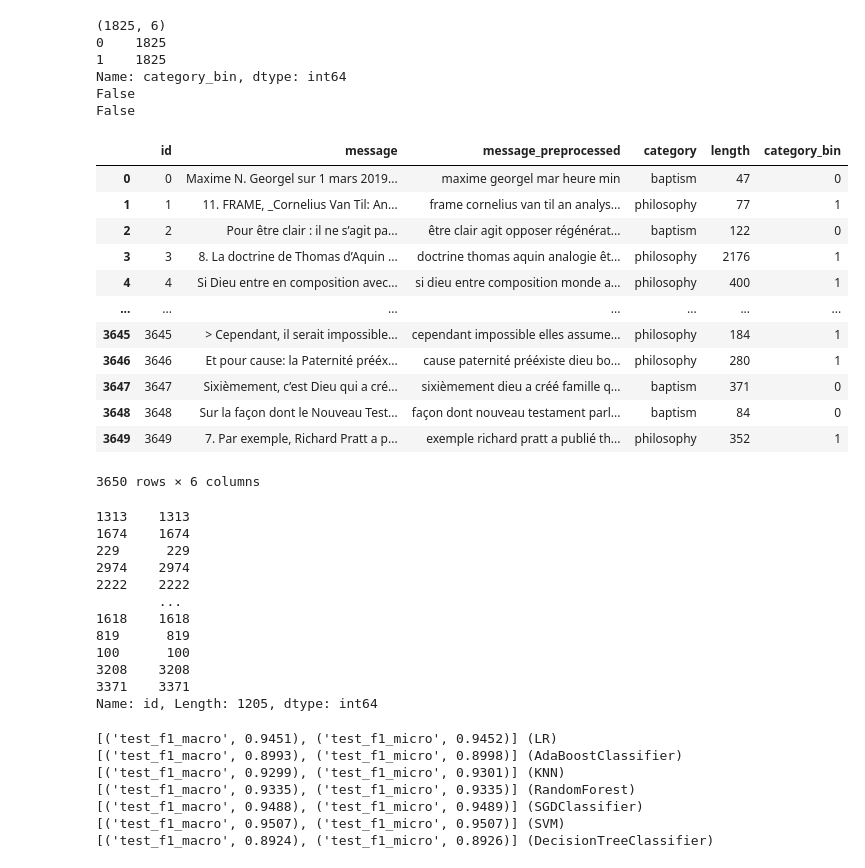
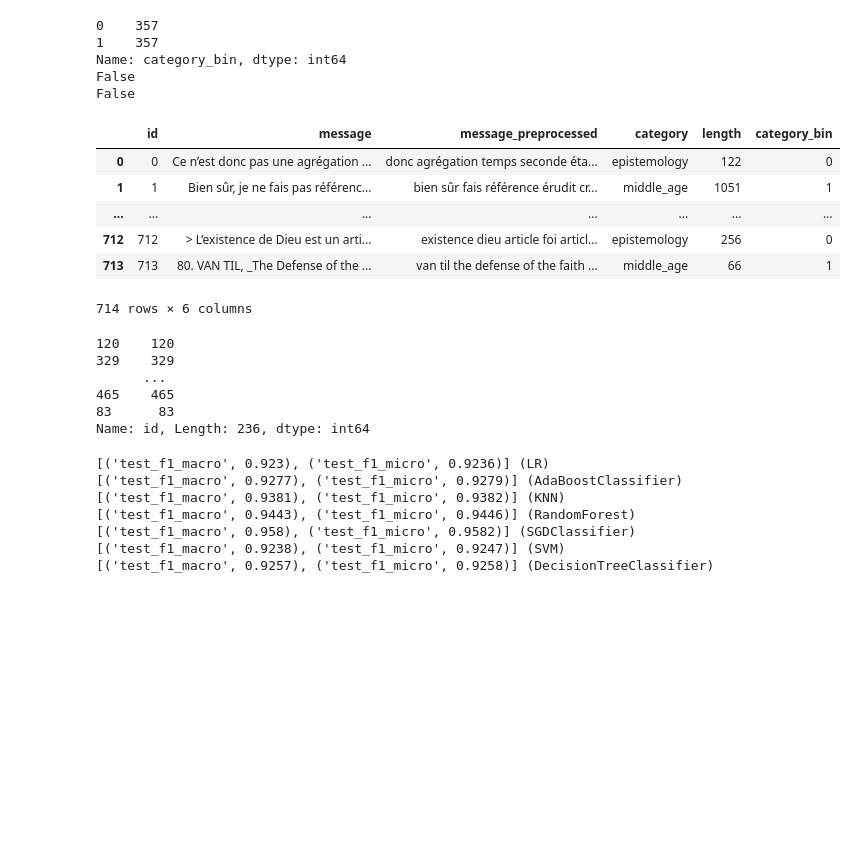
Before and after one commit to lolodino77/classification_texte_articles, a Jupyter notebook: sources/tfidf/2_model_selection.ipynb, the cells around one changed output. Saved outputs shown, nothing was run; the diff lists cells and outputs as text; code cells hidden in the pictures; blank space fills up the shorter version.

Commit message:
balance class in dataframe + create different dataframes easy ok

```diff
--- a/sources/tfidf/2_model_selection.ipynb
+++ b/sources/tfidf/2_model_selection.ipynb
@@ -13,50 +13,44 @@ from sklearn.metrics import classification_report, confusion_matrix
 from sklearn.naive_bayes import MultinomialNB
 from pathlib import Path, PureWindowsPath
 pd.set_option('display.max_colwidth', 30)
-pd.set_option('display.min_rows', 10)
-pd.set_option('display.max_rows', 10)
+pd.set_option('display.min_rows', 5)
+pd.set_option('display.max_rows', 5)
 pd.set_option('display.max_colwidth', None) #afficher texte entier dans dataframe
 # %%
 current_folder = PureWindowsPath(globals()['_dh'][0]).as_posix()
 path_root = "/".join(current_folder.split("/")[:-2]) #remonter au dossier root du projet
 os.chdir(path_root)
-path = PureWindowsPath(os.getcwd() + "/data/input/data.parquet")
+path = PureWindowsPath(os.getcwd() + "/data/input/data_middle_age_epistemology.parquet")
 path = path.as_posix() #convertir en path linux (convertir les \\ en /)
 corpus = pd.read_parquet(path) #engine="fastparquet"
 
-zeros_subset = corpus.loc[corpus["category_bin"] == 0, :]
-ones_subset = corpus.loc[corpus["category_bin"] == 1, :]
-number_of_minority_class = len(zeros_subset)
-sampled_ones = ones_subset.sample(number_of_minority_class, random_state=42)
-print(sampled_ones.shape)
-corpus = pd.concat([sampled_ones, zeros_subset], ignore_index=True)
+class_len = corpus["category"].value_counts()
+name_of_minority_class = class_len.index[class_len.argmin()]
+number_of_minority_class = class_len[class_len.argmin()]
+minority_class = corpus.loc[corpus["category"] == name_of_minority_class, :]
+majority_class = corpus.loc[corpus["category"] != name_of_minority_class, :]
+majority_class_sampled = majority_class.sample(number_of_minority_class, random_state=42)
+corpus = pd.concat([majority_class_sampled, minority_class], ignore_index=True)
 corpus = corpus.sample(frac=1).reset_index(drop=True)
 corpus.index = list(range(len(corpus)))
 corpus["id"] = corpus.index	#creation de l'id seulement apres equilibrage des classes et melange aleatoire
 print(corpus["category_bin"].value_counts())
 print(corpus.id.duplicated().any()) #Verifier qu'il n'y a pas d'id en doublon
 print(corpus.index.duplicated().any())
 corpus
 # %% [output]
-(1825, 6)
-0    1825
-1    1825
+0    357
+1    357
 Name: category_bin, dtype: int64
 False
 False
 |  | id | message | message_preprocessed | category | length | category_bin |
-| 0 | 0 | Maxime N. Georgel sur 1 mars 2019... | maxime georgel mar heure min | baptism | 47 | 0 |
-| 1 | 1 | 11. FRAME, _Cornelius Van Til: An... | frame cornelius van til an analys... | philosophy | 77 | 1 |
-| 2 | 2 | Pour être clair : il ne s’agit pa... | être clair agit opposer régénérat... | baptism | 122 | 0 |
-| 3 | 3 | 8. La doctrine de Thomas d’Aquin ... | doctrine thomas aquin analogie êt... | philosophy | 2176 | 1 |
-| 4 | 4 | Si Dieu entre en composition avec... | si dieu entre composition monde a... | philosophy | 400 | 1 |
+| 0 | 0 | Ce n’est donc pas une agrégation ... | donc agrégation temps seconde éta... | epistemology | 122 | 0 |
+| 1 | 1 | Bien sûr, je ne fais pas référenc... | bien sûr fais référence érudit cr... | middle_age | 1051 | 1 |
 | ... | ... | ... | ... | ... | ... | ... |
-| 3645 | 3645 | > Cependant, il serait impossible... | cependant impossible elles assume... | philosophy | 184 | 1 |
-| 3646 | 3646 | Et pour cause: la Paternité prééx... | cause paternité prééxiste dieu bo... | philosophy | 280 | 1 |
-| 3647 | 3647 | Sixièmement, c’est Dieu qui a cré... | sixièmement dieu a créé famille q... | baptism | 371 | 0 |
-| 3648 | 3648 | Sur la façon dont le Nouveau Test... | façon dont nouveau testament parl... | baptism | 84 | 0 |
-| 3649 | 3649 | 7. Par exemple, Richard Pratt a p... | exemple richard pratt a publié th... | philosophy | 352 | 1 |
+| 712 | 712 | > L’existence de Dieu est un arti... | existence dieu article foi articl... | epistemology | 256 | 0 |
+| 713 | 713 | 80. VAN TIL, _The Defense of the ... | van til the defense of the faith ... | middle_age | 66 | 1 |
-3650 rows × 6 columns
+714 rows × 6 columns
 # %%
 X = corpus["message_preprocessed"]
 y = corpus["category"]
@@ -71,18 +65,12 @@ tfidf_vectorizer = TfidfVectorizer()
 X_train_tfidf = tfidf_vectorizer.fit_transform(X_train)
 indices_test
 # %% [output]
-1313    1313
-1674    1674
-229      229
-2974    2974
-2222    2222
-        ...
-1618    1618
-819      819
-100      100
-3208    3208
-3371    3371
-Name: id, Length: 1205, dtype: int64
+120    120
+329    329
+      ...
+465    465
+83      83
+Name: id, Length: 236, dtype: int64
 # %%
 from sklearn.linear_model import LogisticRegression, SGDClassifier
 from sklearn.ensemble import RandomForestClassifier, AdaBoostClassifier
@@ -128,13 +116,13 @@ for name, model in models:
         cv_results[k] = round(np.mean(scores), 4) #on fait la moyenne de chaque score (rappel, precision, etc.) pour les k experiences
     print((str(list(cv_results.items())[2:])+" ({0})").format(name)) #2: pour ignorer les info inutiles
 # %% [output]
-[('test_f1_macro', 0.9451), ('test_f1_micro', 0.9452)] (LR)
-[('test_f1_macro', 0.8993), ('test_f1_micro', 0.8998)] (AdaBoostClassifier)
-[('test_f1_macro', 0.9299), ('test_f1_micro', 0.9301)] (KNN)
-[('test_f1_macro', 0.9335), ('test_f1_micro', 0.9335)] (RandomForest)
-[('test_f1_macro', 0.9488), ('test_f1_micro', 0.9489)] (SGDClassifier)
-[('test_f1_macro', 0.9507), ('test_f1_micro', 0.9507)] (SVM)
-[('test_f1_macro', 0.8924), ('test_f1_micro', 0.8926)] (DecisionTreeClassifier)
+[('test_f1_macro', 0.923), ('test_f1_micro', 0.9236)] (LR)
+[('test_f1_macro', 0.9277), ('test_f1_micro', 0.9279)] (AdaBoostClassifier)
+[('test_f1_macro', 0.9381), ('test_f1_micro', 0.9382)] (KNN)
+[('test_f1_macro', 0.9443), ('test_f1_micro', 0.9446)] (RandomForest)
+[('test_f1_macro', 0.958), ('test_f1_micro', 0.9582)] (SGDClassifier)
+[('test_f1_macro', 0.9238), ('test_f1_micro', 0.9247)] (SVM)
+[('test_f1_macro', 0.9257), ('test_f1_micro', 0.9258)] (DecisionTreeClassifier)
 # %%
 # Learning curves du modele selectionne : performances du modele en fonction de la taille du trainset
 from sklearn.model_selection import learning_curve
```
Also changed, not shown: parts of 5 cells of this notebook, 15 other files.
